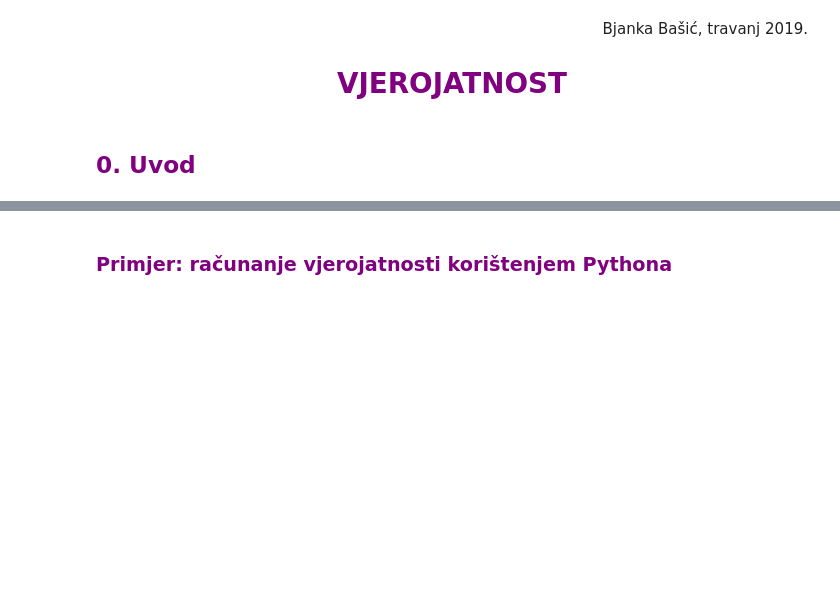
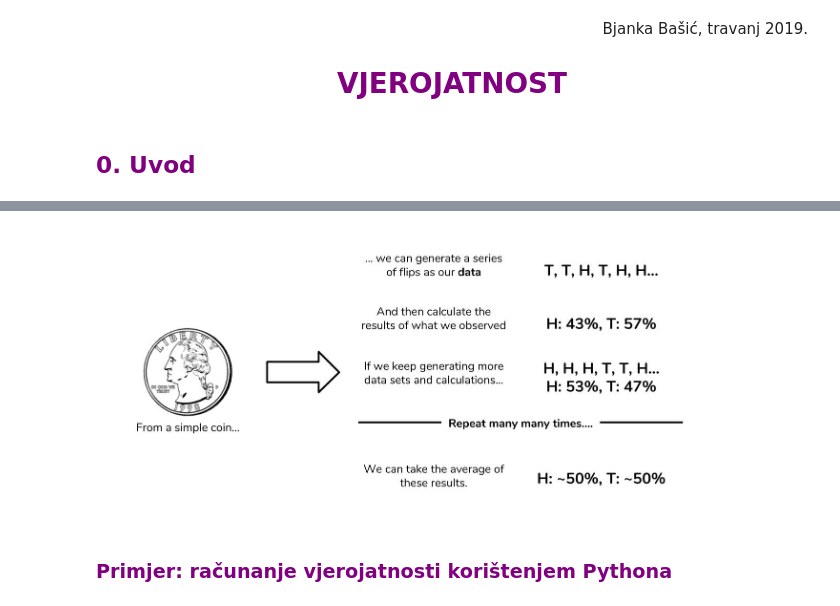
Before and after one commit to babjank/MS, a Jupyter notebook: Zadaca1.ipynb, the cells around one changed output, grey strips where cells are left out. Saved outputs shown, nothing was run; the diff lists cells and outputs as text; code cells hidden in the pictures; blank space fills up the shorter version.

Commit message:
Dodala sam definicije koje trebaju za razumjevanje, slikovni prikaz pokusa nadodala u uvod i dodala dva grafa koji prikazuju funkciju distribucije za različite vrijednosti.

```diff
--- a/Zadaca1.ipynb
+++ b/Zadaca1.ipynb
@@ -43,2 +56,10 @@ To je zapravo vrlo dobra definicija **vjerojatnosti**, još samo trebamo precizn
+# %%
+try:
+    display(Image(filename = 'Primjer_pokusa.jpg', width = 600))
+except FileNotFoundError:
+    display(Image(url = 'https://i.imgur.com/GtbawRt.jpg'
+                        'Primjer_pokusa.jpg', width = 600))
+# %% [output]
+[figure, added]
 # %% [markdown]
 ### <span style="color:purple"> Primjer: računanje vjerojatnosti korištenjem Pythona </span>
```
Also changed, not shown: parts of 12 cells of this notebook.
